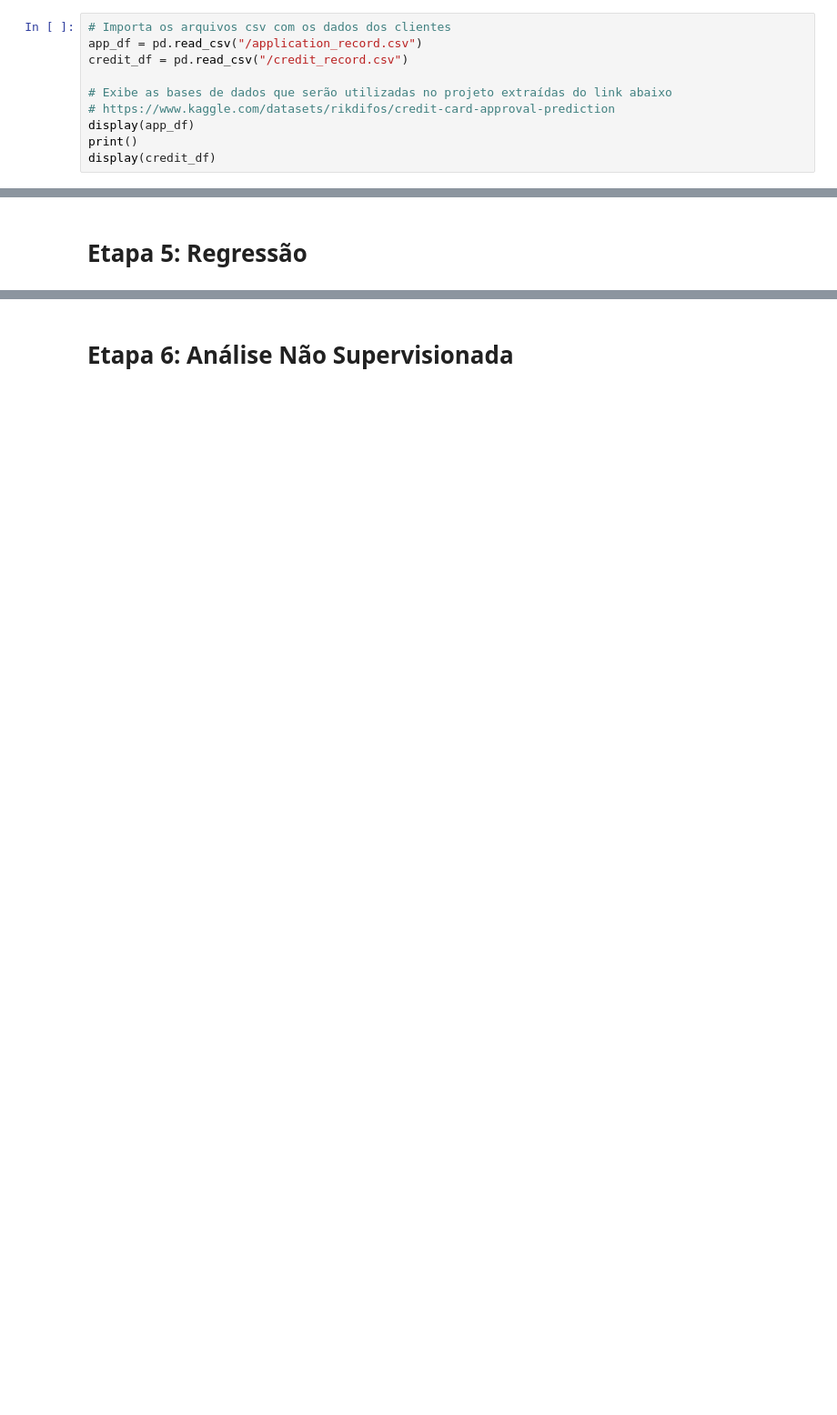
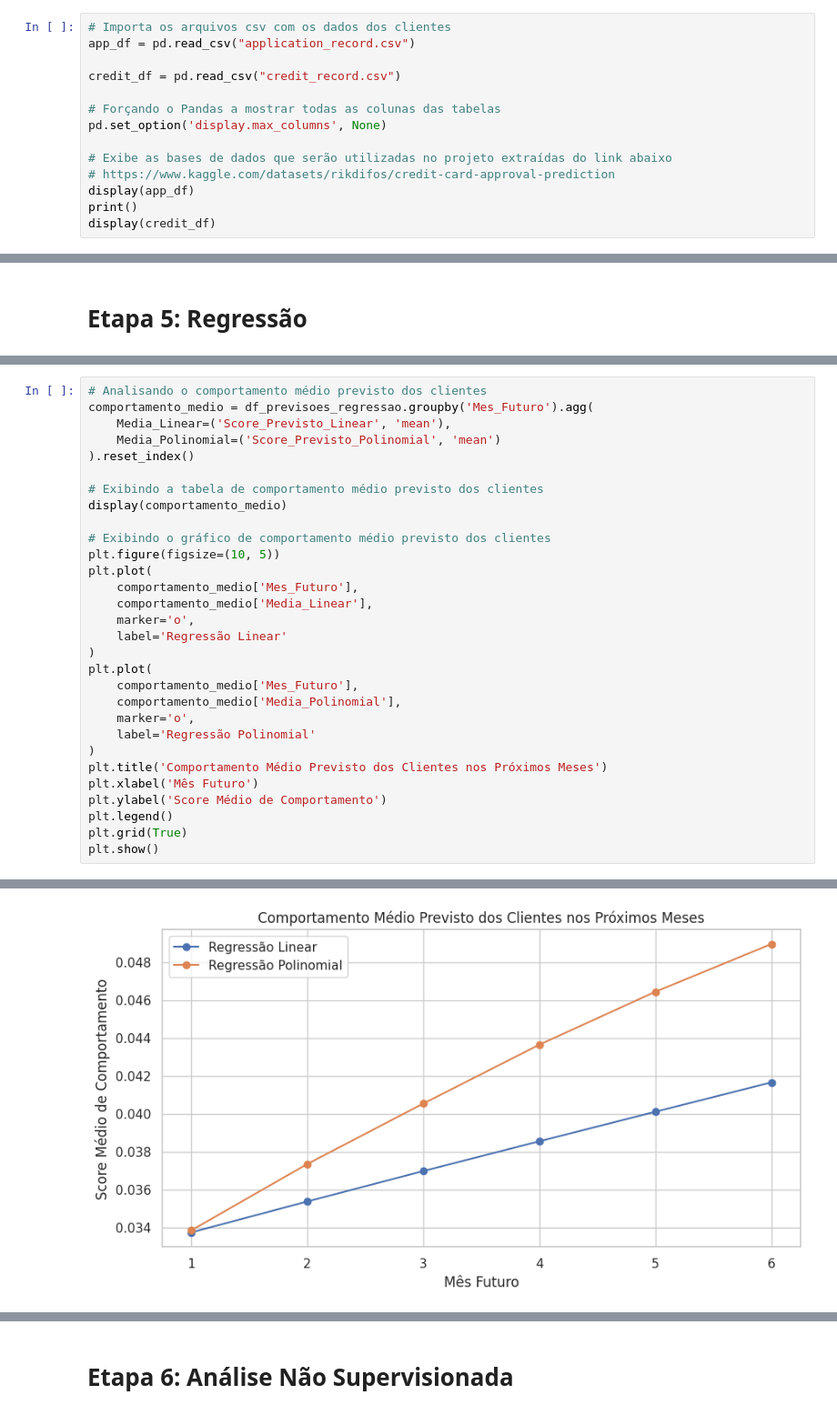
Before and after one commit to jaumg2004/xGMobile, a Jupyter notebook: TrabalhoFinal.ipynb, the cells around one changed output, grey strips where cells are left out. Shown at 91% size. Drawn from its saved outputs; the diff is of its cells as text; blank space fills up the shorter version.

```diff
--- a/TrabalhoFinal.ipynb
+++ b/TrabalhoFinal.ipynb
@@ -54,8 +135,12 @@ Requirement already satisfied: six>=1.5 in /usr/local/lib/python3.12/dist-packag
 # **Etapa 1: Base de Dados**
 # %%
 # Importa os arquivos csv com os dados dos clientes
-app_df = pd.read_csv("/application_record.csv")
-credit_df = pd.read_csv("/credit_record.csv")
+app_df = pd.read_csv("application_record.csv")
+
+credit_df = pd.read_csv("credit_record.csv")
+
+# Forçando o Pandas a mostrar todas as colunas das tabelas
+pd.set_option('display.max_columns', None)
 
 # Exibe as bases de dados que serão utilizadas no projeto extraídas do link abaixo
 # https://www.kaggle.com/datasets/rikdifos/credit-card-approval-prediction
@@ -469,0 +656,31 @@ plt.show()
+# %%
+# Analisando o comportamento médio previsto dos clientes
+comportamento_medio = df_previsoes_regressao.groupby('Mes_Futuro').agg(
+    Media_Linear=('Score_Previsto_Linear', 'mean'),
+    Media_Polinomial=('Score_Previsto_Polinomial', 'mean')
+).reset_index()
+
+# Exibindo a tabela de comportamento médio previsto dos clientes
+display(comportamento_medio)
+
+# Exibindo o gráfico de comportamento médio previsto dos clientes
+plt.figure(figsize=(10, 5))
+plt.plot(
+    comportamento_medio['Mes_Futuro'],
+    comportamento_medio['Media_Linear'],
+    marker='o',
+    label='Regressão Linear'
+)
+plt.plot(
+    comportamento_medio['Mes_Futuro'],
+    comportamento_medio['Media_Polinomial'],
+    marker='o',
+    label='Regressão Polinomial'
+)
+plt.title('Comportamento Médio Previsto dos Clientes nos Próximos Meses')
+plt.xlabel('Mês Futuro')
+plt.ylabel('Score Médio de Comportamento')
+plt.legend()
+plt.grid(True)
+plt.show()
+# %% [output]
@@ -469,0 +694 @@ plt.show()
+[figure, added]
```
Also changed, not shown: parts of 22 cells of this notebook.
